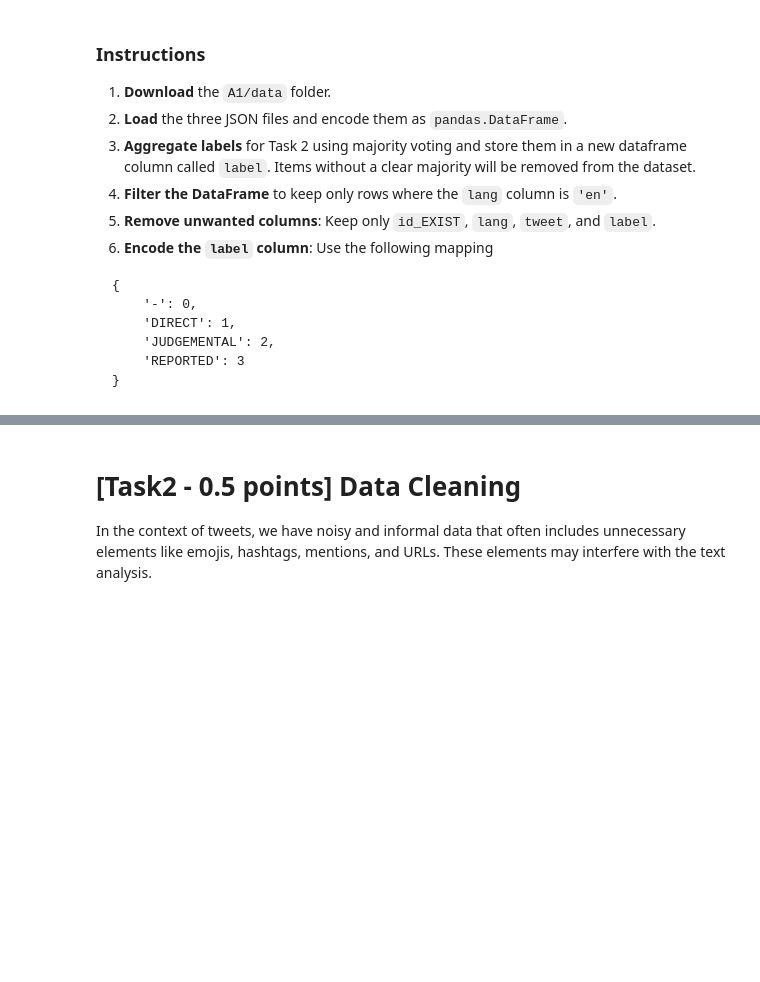
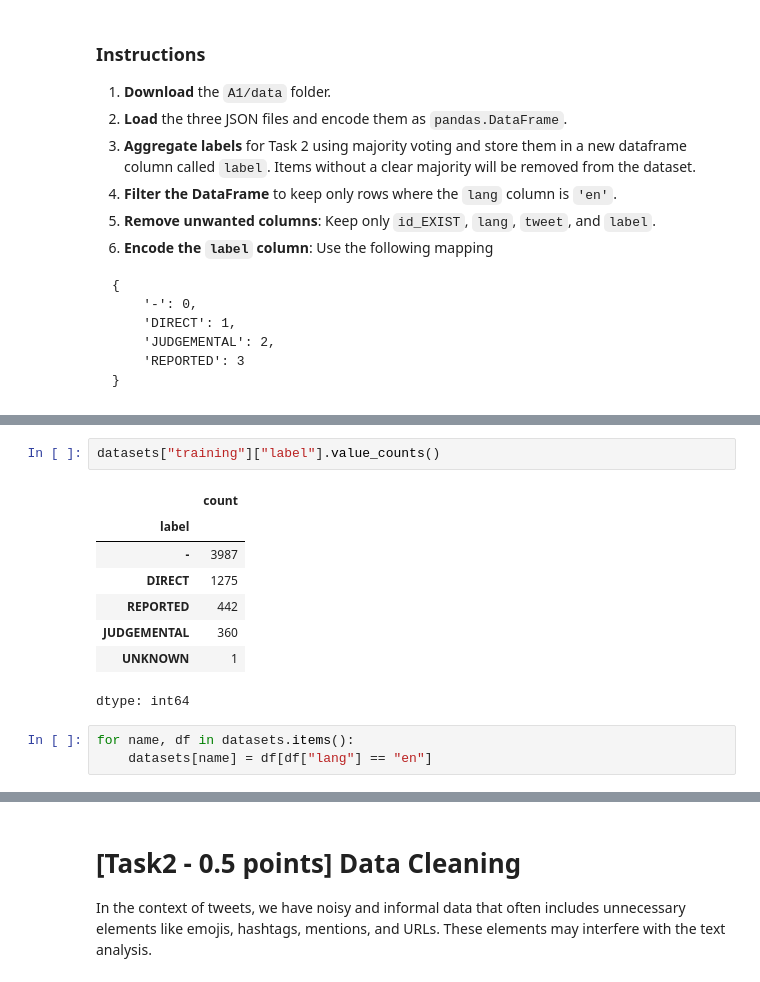
Before and after one commit to VirginiaFoschi/-NLP-2025-2026-A1, a Jupyter notebook: Assignment1-2526.ipynb, the cells around one changed output, grey strips where cells are left out. Saved outputs shown, nothing was run; the diff lists cells and outputs as text; blank space fills up the shorter version.

```diff
--- a/Assignment1-2526.ipynb
+++ b/Assignment1-2526.ipynb
@@ -105,0 +173,14 @@ train_set = pd.
+# %%
+datasets["training"]["label"].value_counts()
+# %% [output]
+|  | count |
+| label |  |
+| - | 3987 |
+| DIRECT | 1275 |
+| REPORTED | 442 |
+| JUDGEMENTAL | 360 |
+| UNKNOWN | 1 |
+dtype: int64
+# %%
+for name, df in datasets.items():
+    datasets[name] = df[df["lang"] == "en"]
```
Also changed, not shown: parts of 17 cells of this notebook.
